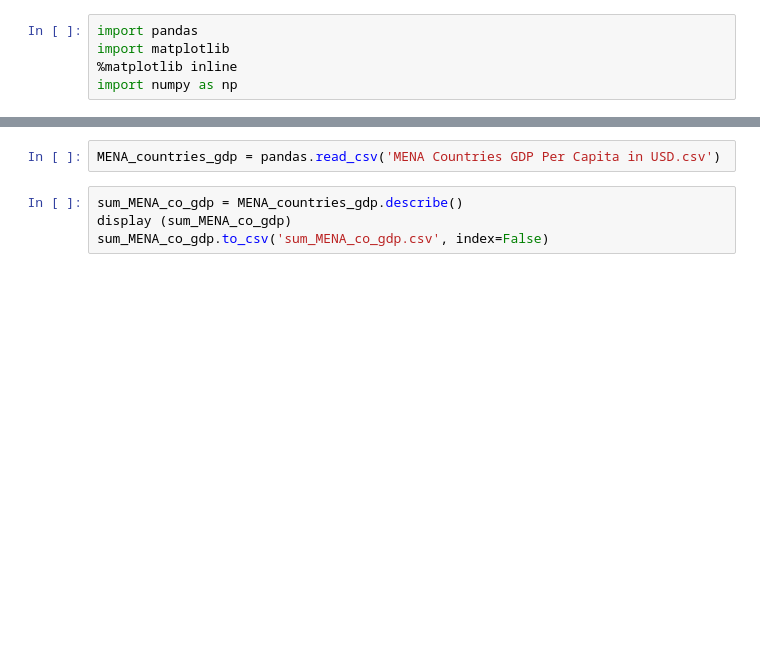
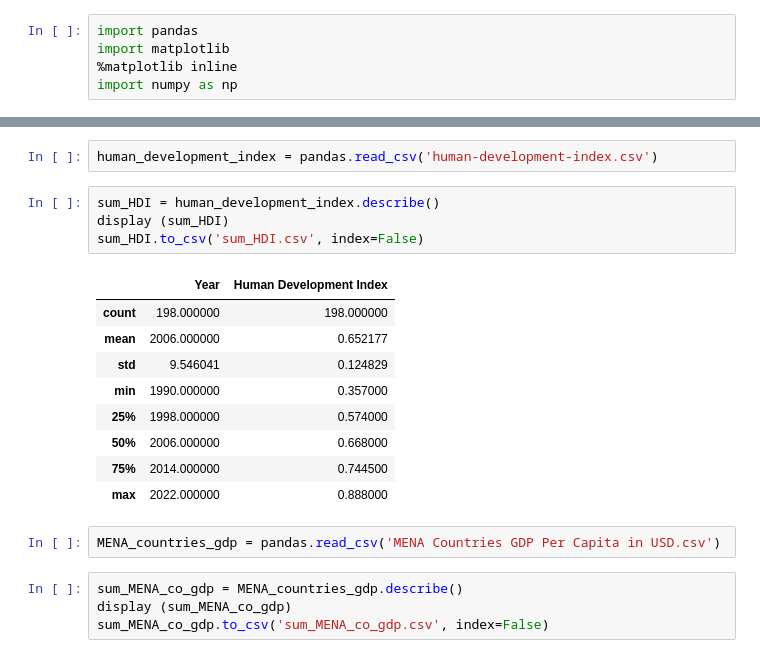
Before and after one commit to Josephmdlv/Final-work, a Jupyter notebook: Summary_statistics.ipynb, the cells around one changed output, grey strips where cells are left out. Drawn from its saved outputs; the diff is of its cells as text; blank space fills up the shorter version.

```diff
--- a/Summary_statistics.ipynb
+++ b/Summary_statistics.ipynb
@@ -86,3 +75,19 @@ max              106.508889  100.014819  96.000000  76.256345
+# %%
+human_development_index = pandas.read_csv('human-development-index.csv')
+# %%
+sum_HDI = human_development_index.describe()
+display (sum_HDI)
+sum_HDI.to_csv('sum_HDI.csv', index=False)
+# %% [output]
+|  | Year | Human Development Index |
+| count | 198.000000 | 198.000000 |
+| mean | 2006.000000 | 0.652177 |
+| std | 9.546041 | 0.124829 |
+| min | 1990.000000 | 0.357000 |
+| 25% | 1998.000000 | 0.574000 |
+| 50% | 2006.000000 | 0.668000 |
+| 75% | 2014.000000 | 0.744500 |
+| max | 2022.000000 | 0.888000 |
 # %%
 MENA_countries_gdp = pandas.read_csv('MENA Countries GDP Per Capita in USD.csv')
 # %%
```
Also changed, not shown: parts of 12 cells of this notebook.
